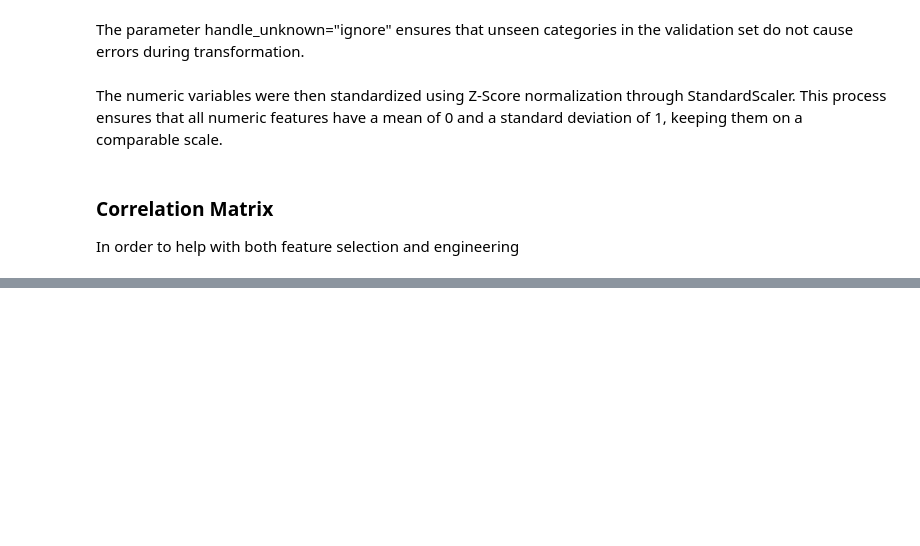
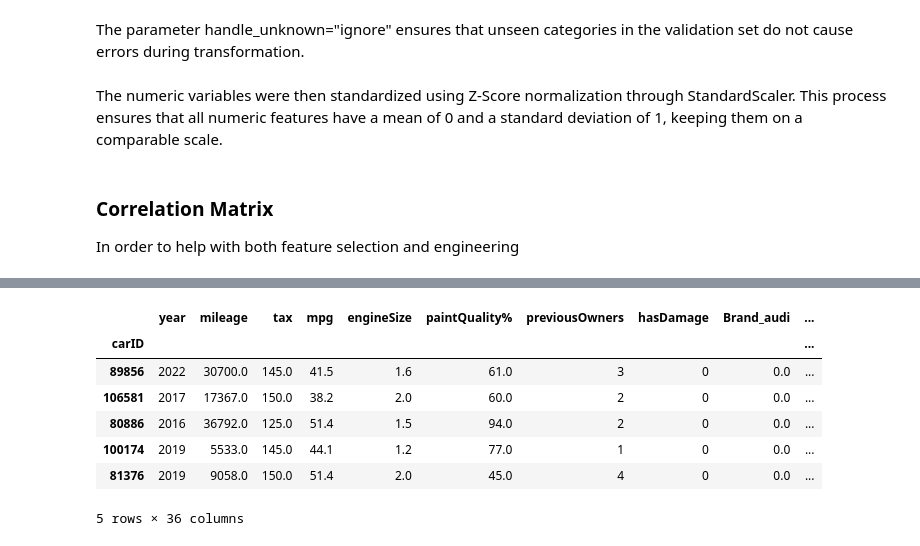
Before and after one commit to lucasdmcax/machine_learning, a Jupyter notebook: Homework_Group20.ipynb, the cells around one changed output, grey strips where cells are left out. Saved outputs shown, nothing was run; the diff lists cells and outputs as text; code cells hidden in the pictures; blank space fills up the shorter version.

```diff
--- a/Homework_Group20.ipynb
+++ b/Homework_Group20.ipynb
@@ -507,0 +663,19 @@ plt.show()
+# %%
+ohe_test = pd.DataFrame(
+    ohe.transform(test_df_cleaned[categorical_features]),
+    columns=ohe.get_feature_names_out(categorical_features),
+    index=test_df_cleaned.index
+)
+
+test_df_cleaned = pd.concat([test_df_cleaned.drop(columns=categorical_features), ohe_test], axis=1)
+# %%
+test_df_cleaned.head()
+# %% [output]
+|  | year | mileage | tax | mpg | engineSize | paintQuality% | previousOwners | hasDamage | Brand_audi | ... |
+| carID |  |  |  |  |  |  |  |  |  | ... |
+| 89856 | 2022 | 30700.0 | 145.0 | 41.5 | 1.6 | 61.0 | 3 | 0 | 0.0 | ... |
+| 106581 | 2017 | 17367.0 | 150.0 | 38.2 | 2.0 | 60.0 | 2 | 0 | 0.0 | ... |
+| 80886 | 2016 | 36792.0 | 125.0 | 51.4 | 1.5 | 94.0 | 2 | 0 | 0.0 | ... |
+| 100174 | 2019 | 5533.0 | 145.0 | 44.1 | 1.2 | 77.0 | 1 | 0 | 0.0 | ... |
+| 81376 | 2019 | 9058.0 | 150.0 | 51.4 | 2.0 | 45.0 | 4 | 0 | 0.0 | ... |
+5 rows × 36 columns
```
Also changed, not shown: parts of 25 cells of this notebook, 1 other file.
